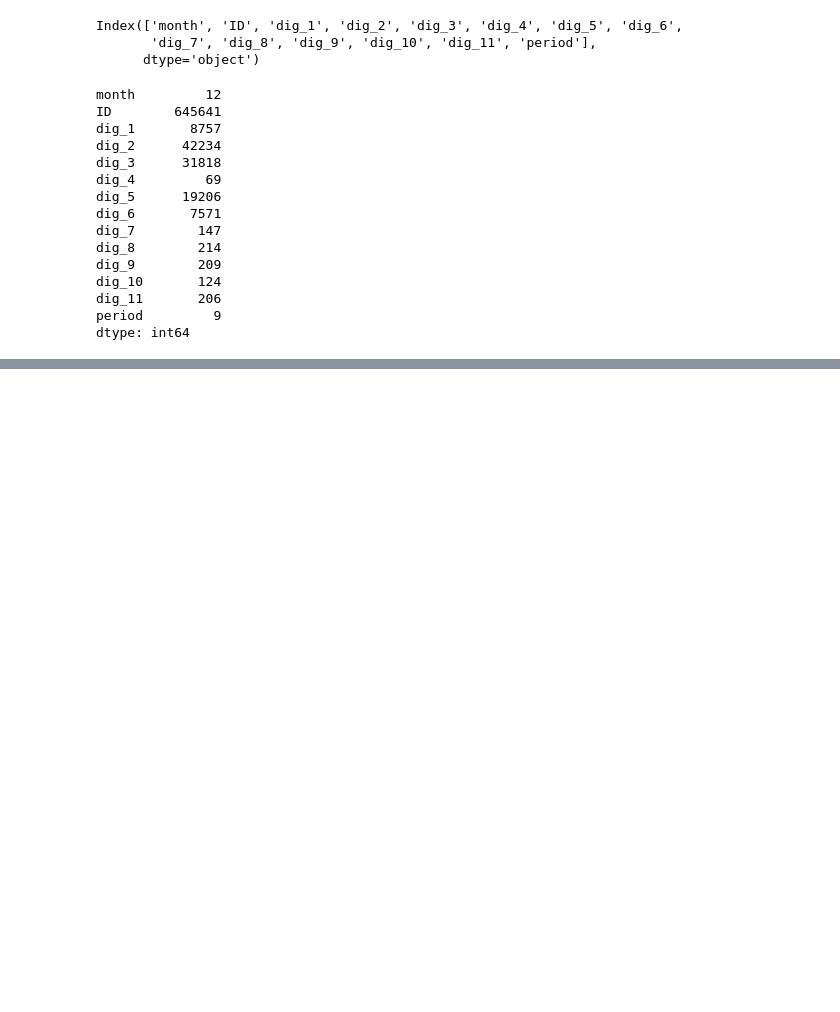
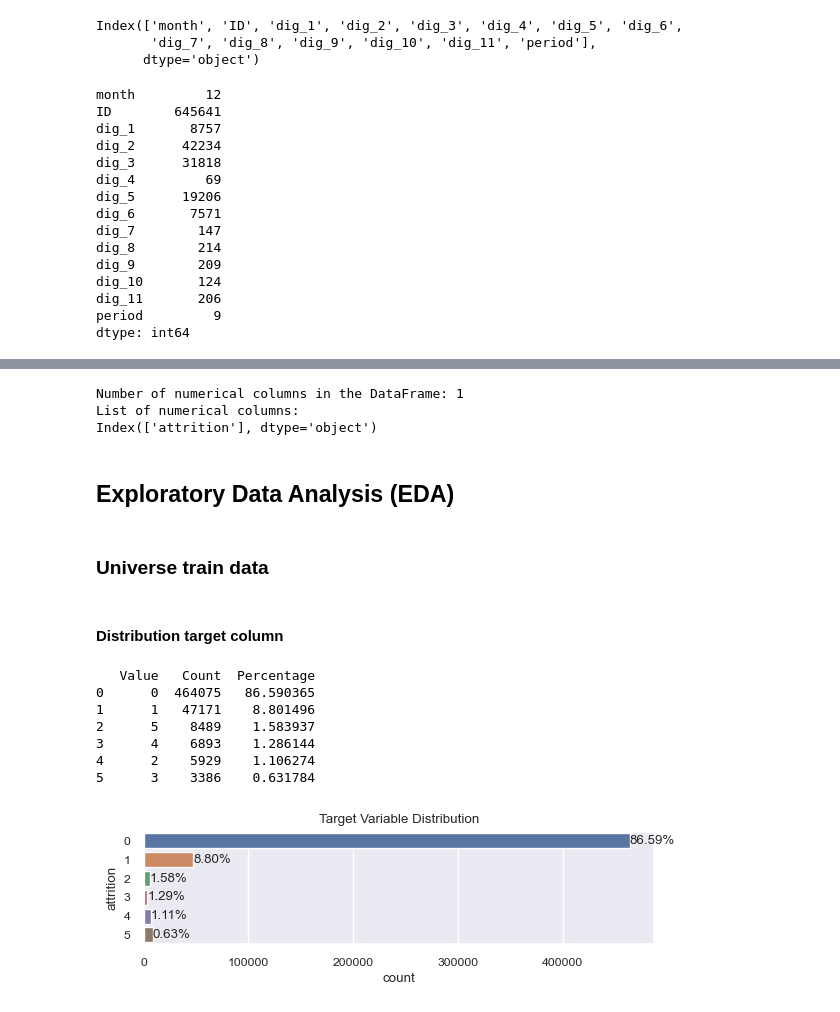
Before and after one commit to tutecode/bbva-data-challenge-2023, a Jupyter notebook: src/eda.ipynb, the cells around one changed output, grey strips where cells are left out. Cells and saved outputs as stored; diff of their text form; code cells hidden in the pictures; blank space fills up the shorter version.

```diff
--- a/src/eda.ipynb
+++ b/src/eda.ipynb
@@ -373,0 +418,27 @@ Data dimension: 6379650 rows and 14 columns
+# %%
+# Show numerical columns
+numerical_columns = universe_train.select_dtypes(include='number').columns
+
+print(f"Number of numerical columns in the DataFrame: {len(numerical_columns)}")
+print(f"List of numerical columns: \n{numerical_columns}")
+# %% [output]
+Number of numerical columns in the DataFrame: 1
+List of numerical columns:
+Index(['attrition'], dtype='object')
+# %% [markdown]
+## Exploratory Data Analysis (EDA)
+# %% [markdown]
+### Universe train data
+# %% [markdown]
+#### Distribution target column
+# %%
+plot.plot_target_variable_distribution(universe_train, "attrition")
+# %% [output]
+   Value   Count  Percentage
+0      0  464075   86.590365
+1      1   47171    8.801496
+2      5    8489    1.583937
+3      4    6893    1.286144
+4      2    5929    1.106274
+5      3    3386    0.631784
+[figure, added]
```
Also changed, not shown: parts of 9 cells of this notebook, 3 other files.
